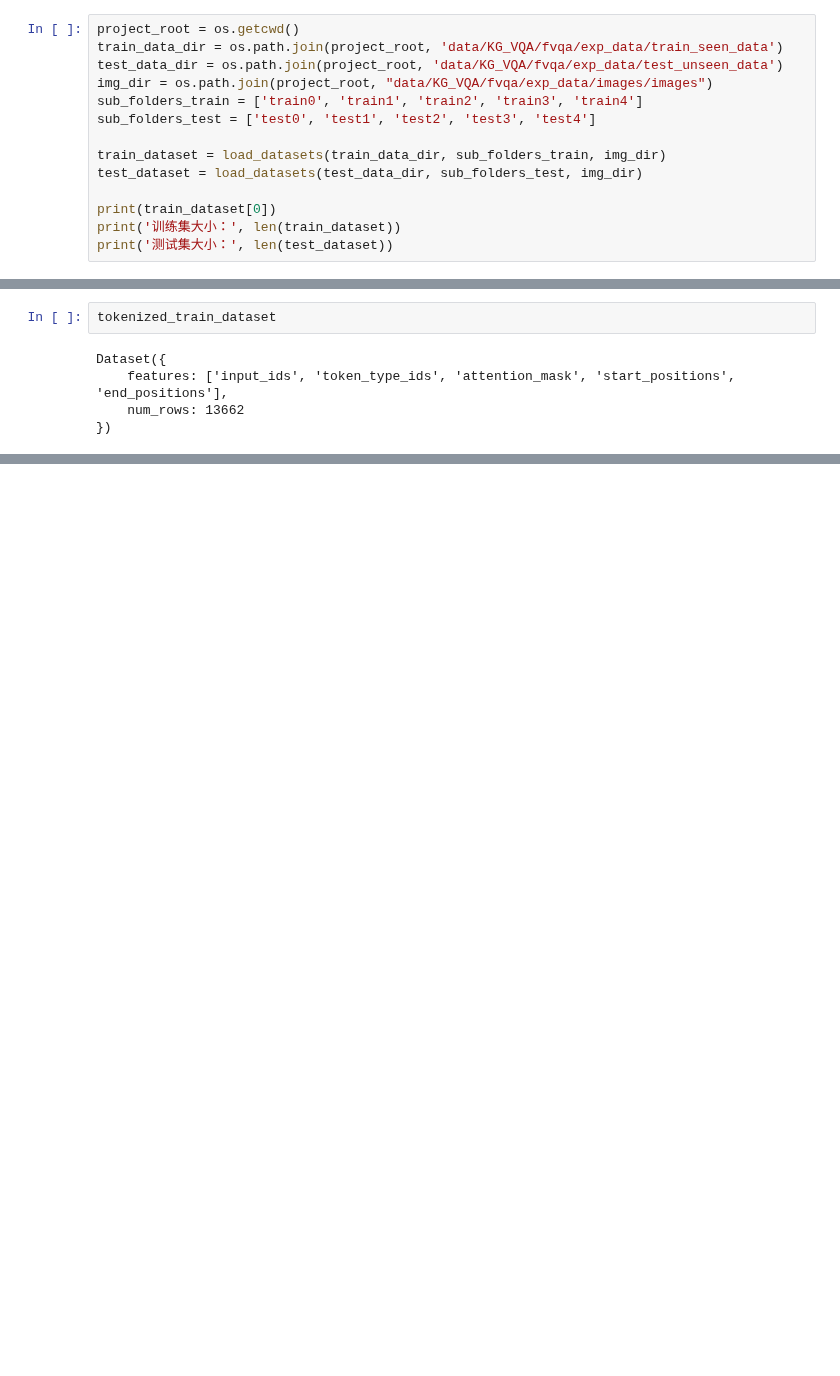
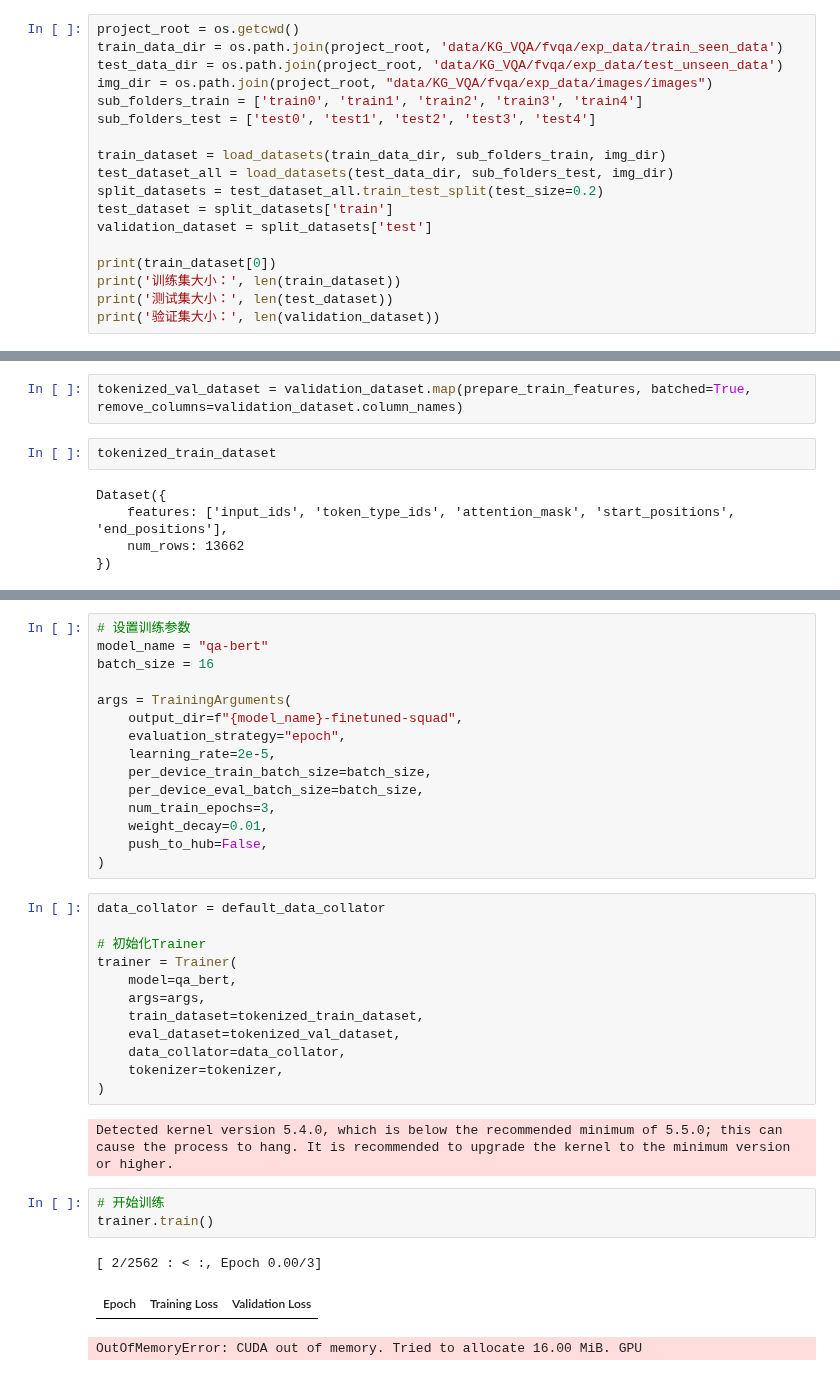
Before and after one commit to JasonHZS/VQA-with-XProNet, a Jupyter notebook: test_qamodel.ipynb, the cells around one changed output, grey strips where cells are left out. Drawn from its saved outputs; the diff is of its cells as text; blank space fills up the shorter version.

```diff
--- a/test_qamodel.ipynb
+++ b/test_qamodel.ipynb
@@ -77,11 +78,15 @@ sub_folders_train = ['train0', 'train1', 'train2', 'train3', 'train4']
 sub_folders_test = ['test0', 'test1', 'test2', 'test3', 'test4']
 
 train_dataset = load_datasets(train_data_dir, sub_folders_train, img_dir)
-test_dataset = load_datasets(test_data_dir, sub_folders_test, img_dir)
+test_dataset_all = load_datasets(test_data_dir, sub_folders_test, img_dir)
+split_datasets = test_dataset_all.train_test_split(test_size=0.2)
+test_dataset = split_datasets['train']
+validation_dataset = split_datasets['test']
 
 print(train_dataset[0])
 print('训练集大小：', len(train_dataset))
 print('测试集大小：', len(test_dataset))
+print('验证集大小：', len(validation_dataset))
 # %% [output]
 {'question': 'Which object can be found in a jazz club', 'context': 'You are likely to find a trumpet in a jazz club', 'answers': {'answer_start': [25], 'text': ['trumpet']}, 'image_name': '/root/auto ...
 训练集大小： 13662
@@ -179,3 +185,5 @@ tokenized_test_dataset = train_dataset.map(prepare_train_features, batched=True,
+# %%
+tokenized_val_dataset = validation_dataset.map(prepare_train_features, batched=True, remove_columns=validation_dataset.column_names)
 # %%
 tokenized_train_dataset
 # %% [output]
@@ -185,0 +196,36 @@ Dataset({
+# %%
+# 设置训练参数
+model_name = "qa-bert"
+batch_size = 16
+
+args = TrainingArguments(
+    output_dir=f"{model_name}-finetuned-squad",
+    evaluation_strategy="epoch",
+    learning_rate=2e-5,
+    per_device_train_batch_size=batch_size,
+    per_device_eval_batch_size=batch_size,
+    num_train_epochs=3,
+    weight_decay=0.01,
+    push_to_hub=False,
+)
+# %%
+data_collator = default_data_collator
+
+# 初始化Trainer
+trainer = Trainer(
+    model=qa_bert,
+    args=args,
+    train_dataset=tokenized_train_dataset,
+    eval_dataset=tokenized_val_dataset,
+    data_collator=data_collator,
+    tokenizer=tokenizer,
+)
+# %% [output]
+Detected kernel version 5.4.0, which is below the recommended minimum of 5.5.0; this can cause the process to hang. It is recommended to upgrade the kernel to the minimum version or higher.
+# %%
+# 开始训练
+trainer.train()
+# %% [output]
+[ 2/2562 : < :, Epoch 0.00/3]
+| Epoch | Training Loss | Validation Loss |
+OutOfMemoryError: CUDA out of memory. Tried to allocate 16.00 MiB. GPU
```
Also changed, not shown: parts of 4 cells of this notebook.
